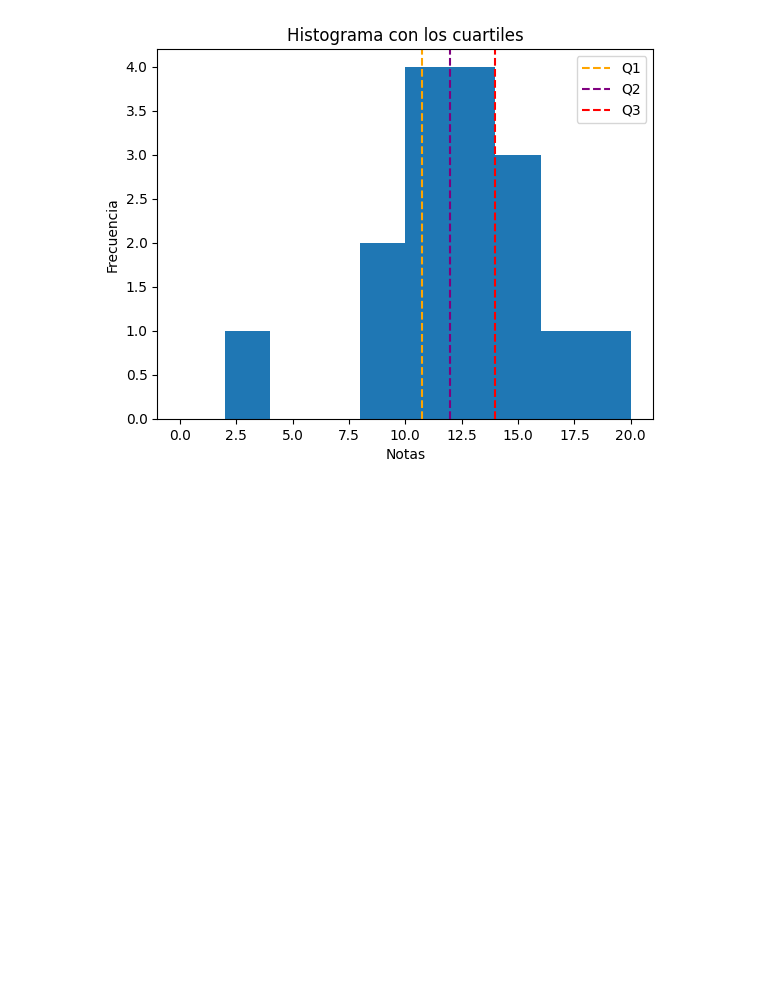
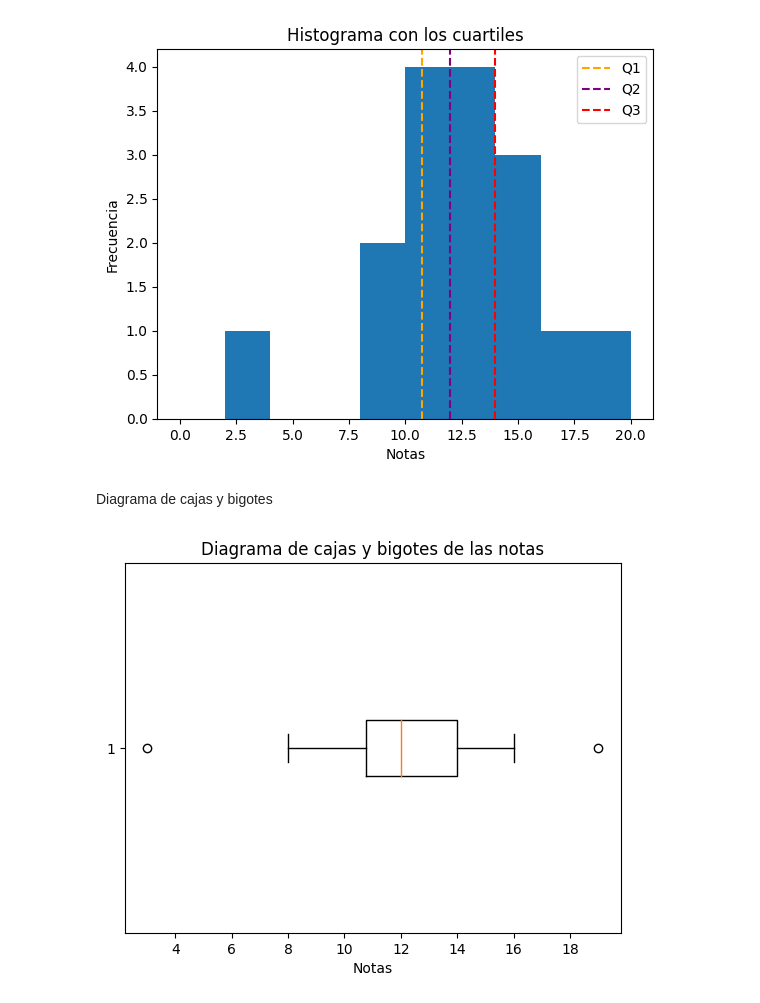
Before and after one commit to Asierjunquera1/Una-serie-de-notas, a Jupyter notebook: análisis.ipynb, the cells around one changed output. Saved outputs shown, nothing was run; the diff lists cells and outputs as text; code cells hidden in the pictures; blank space fills up the shorter version.

Commit message:
diagrama de cajas y bigotes

```diff
--- a/análisis.ipynb
+++ b/análisis.ipynb
@@ -165,3 +165,27 @@ def histograma_cuartiles():
 histograma_cuartiles()
 # %% [output]
 [figure]
+# %% [markdown]
+Diagrama de cajas y bigotes
+# %%
+def cajas_bigotes():
+    media = df["Notas"].mean()
+    mediana = df["Notas"].median()
+    moda = df["Notas"].mode().values[0]
+    q1 = df["Notas"].quantile(0.25)
+    q3 = df["Notas"].quantile(0.75)
+    min_val = df["Notas"].min()
+    max_val = df["Notas"].max()
+
+
+    fig, ax = plt.subplots()
+    ax.boxplot(df["Notas"], vert=False)
+    ax.set_title("Diagrama de cajas y bigotes de las notas")
+    ax.set_xlabel("Notas")
+
+    plt.show()
+
+# Llamar a la función para trazar el diagrama de cajas y bigotes con las estadísticas descriptivas
+cajas_bigotes()
+# %% [output]
+[figure, added]
```
